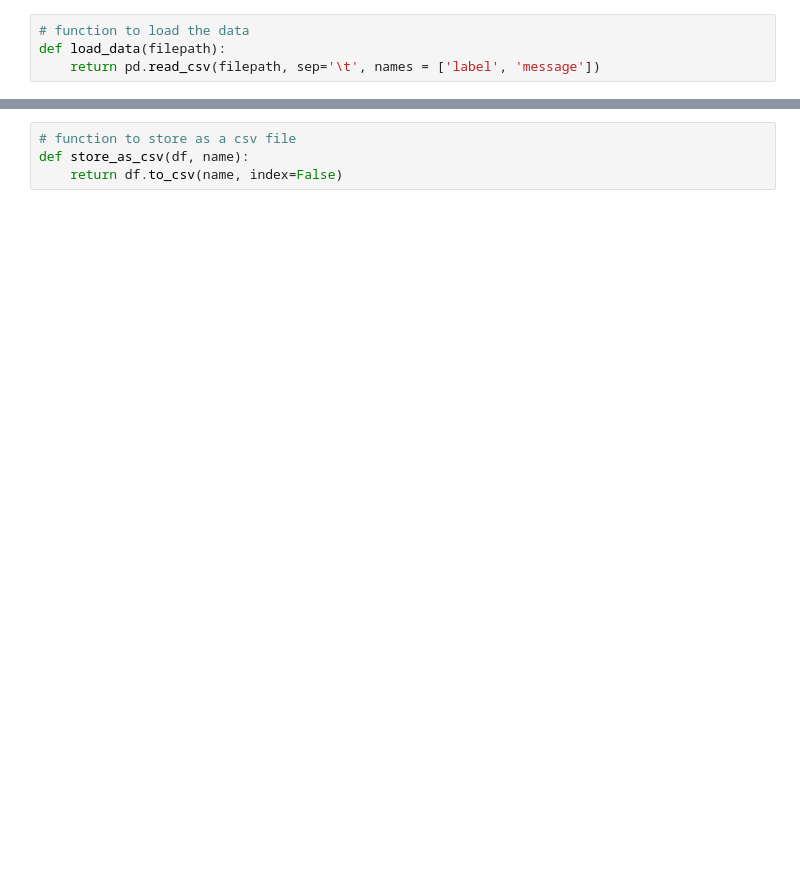
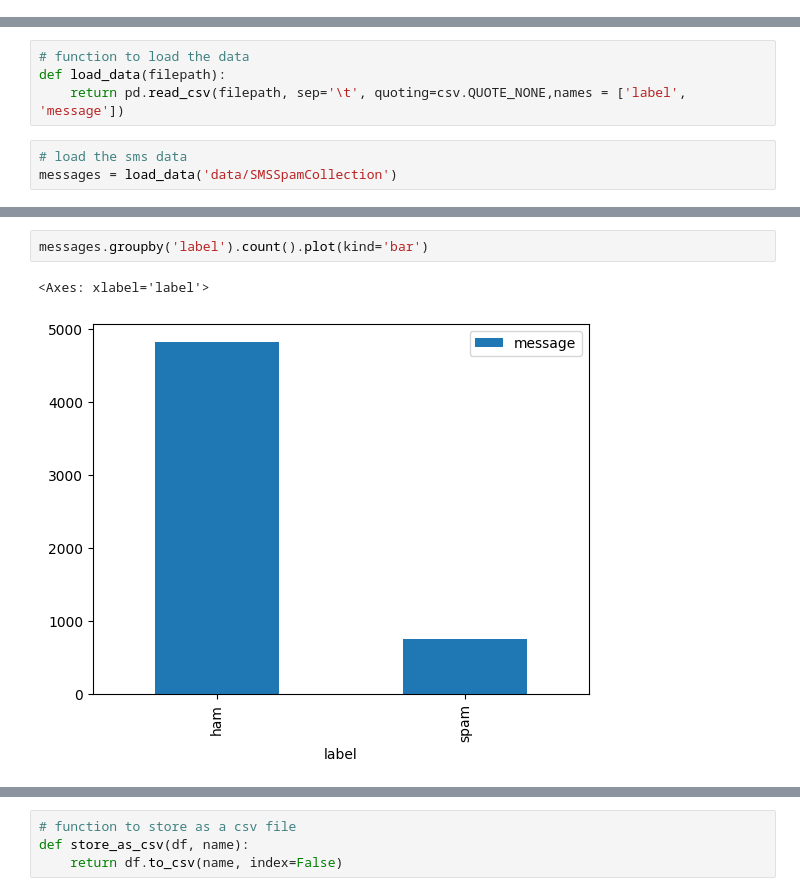
Before and after one commit to U1Kemp/AppliedMachineLearning, a Jupyter notebook: Assignment1/prepare.ipynb, the cells around one changed output, grey strips where cells are left out. Saved outputs shown, nothing was run; the diff lists cells and outputs as text; blank space fills up the shorter version.

```diff
--- a/Assignment1/prepare.ipynb
+++ b/Assignment1/prepare.ipynb
@@ -9,4 +0,0 @@ from nltk.stem import WordNetLemmatizer
-# %%
-# function to load the data
-def load_data(filepath):
-    return pd.read_csv(filepath, sep='\t', names = ['label', 'message'])
@@ -144,0 +36,7 @@ test_df.head()
+# %%
+# function to load the data
+def load_data(filepath):
+    return pd.read_csv(filepath, sep='\t', quoting=csv.QUOTE_NONE,names = ['label', 'message'])
+# %%
+# load the sms data
+messages = load_data('data/SMSSpamCollection')
@@ -144,0 +74,5 @@ test_df.head()
+# %%
+messages.groupby('label').count().plot(kind='bar')
+# %% [output]
+<Axes: xlabel='label'>
+[figure, added]
```
Also changed, not shown: parts of 42 cells of this notebook, 3 other files.
